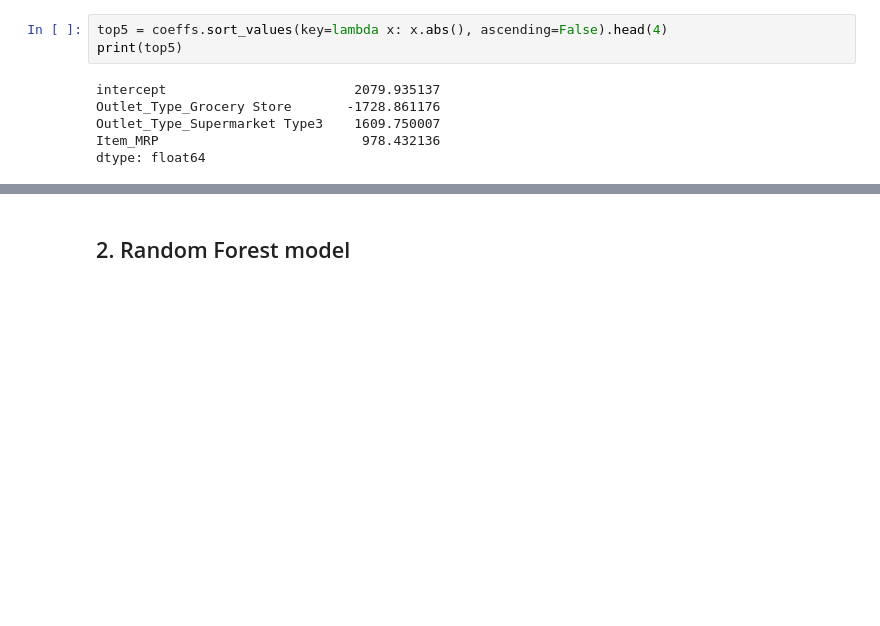
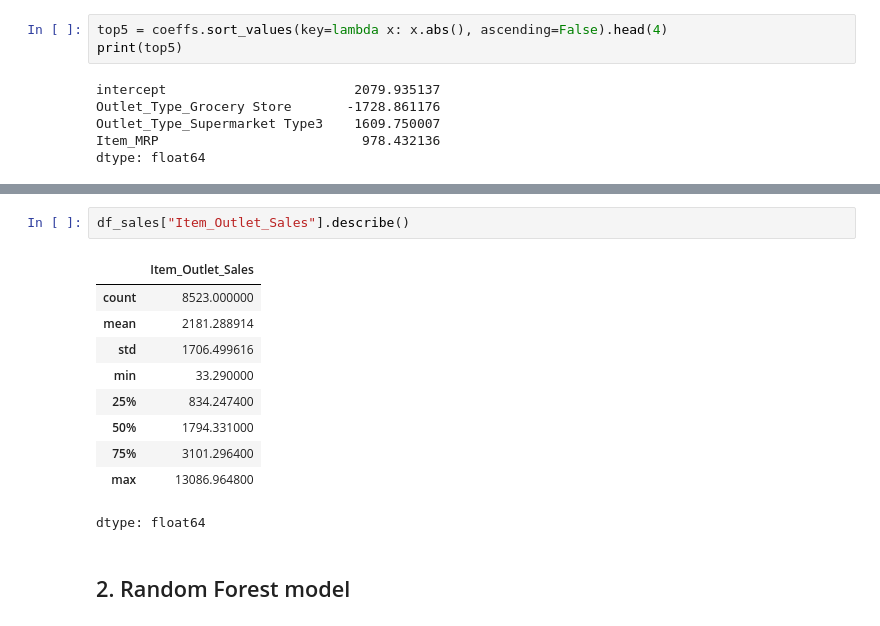
Before and after one commit to farahwadya/Predection-of-sales--machine-learning, a Jupyter notebook: Predection_of_sales_machine_learning.ipynb, the cells around one changed output, grey strips where cells are left out. Cells and saved outputs as stored; diff of their text form; blank space fills up the shorter version.

```diff
--- a/Predection_of_sales_machine_learning.ipynb
+++ b/Predection_of_sales_machine_learning.ipynb
@@ -728,3 +736,16 @@ dtype: float64
+# %%
+df_sales["Item_Outlet_Sales"].describe()
+# %% [output]
+|  | Item_Outlet_Sales |
+| count | 8523.000000 |
+| mean | 2181.288914 |
+| std | 1706.499616 |
+| min | 33.290000 |
+| 25% | 834.247400 |
+| 50% | 1794.331000 |
+| 75% | 3101.296400 |
+| max | 13086.964800 |
+dtype: float64
 # %% [markdown]
 ## 2. Random Forest model
 # %%
```
Also changed, not shown: parts of 10 cells of this notebook.
